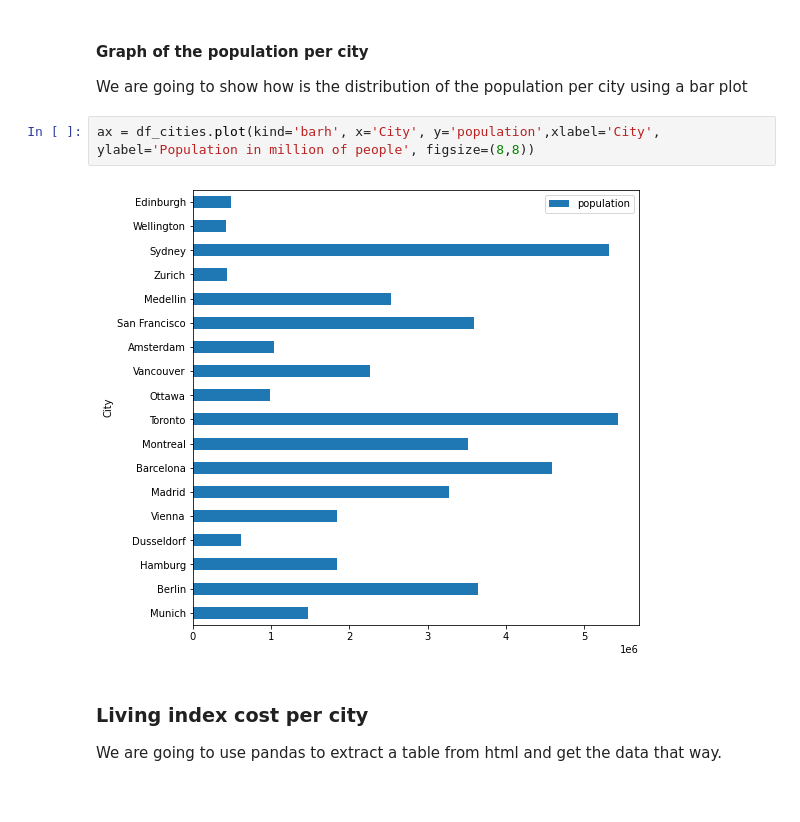
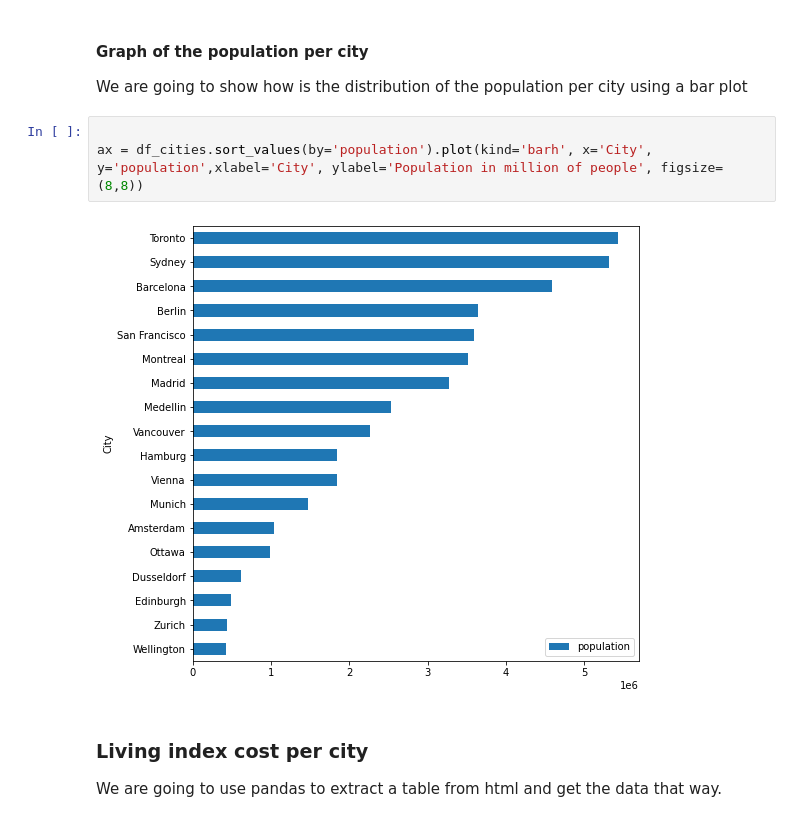
Before and after one commit to alexsotocx/Coursera_Capstone, a Jupyter notebook: CapstoneProject.ipynb, the cells around one changed output. Saved outputs shown, nothing was run; the diff lists cells and outputs as text.

```diff
--- a/CapstoneProject.ipynb
+++ b/CapstoneProject.ipynb
@@ -181,9 +181,10 @@ generated_map
 
 We are going to show how is the distribution of the population per city using a bar plot
 # %%
-ax = df_cities.plot(kind='barh', x='City', y='population',xlabel='City', ylabel='Population in million of people', figsize=(8,8))
+
+ax = df_cities.sort_values(by='population').plot(kind='barh', x='City', y='population',xlabel='City', ylabel='Population in million of people', figsize=(8,8))
 # %% [output]
-[figure, old version]
+[figure, new version]
 # %% [markdown]
 ### Living index cost per city
 
```
Also changed, not shown: parts of 2 cells of this notebook, 1 other file.
